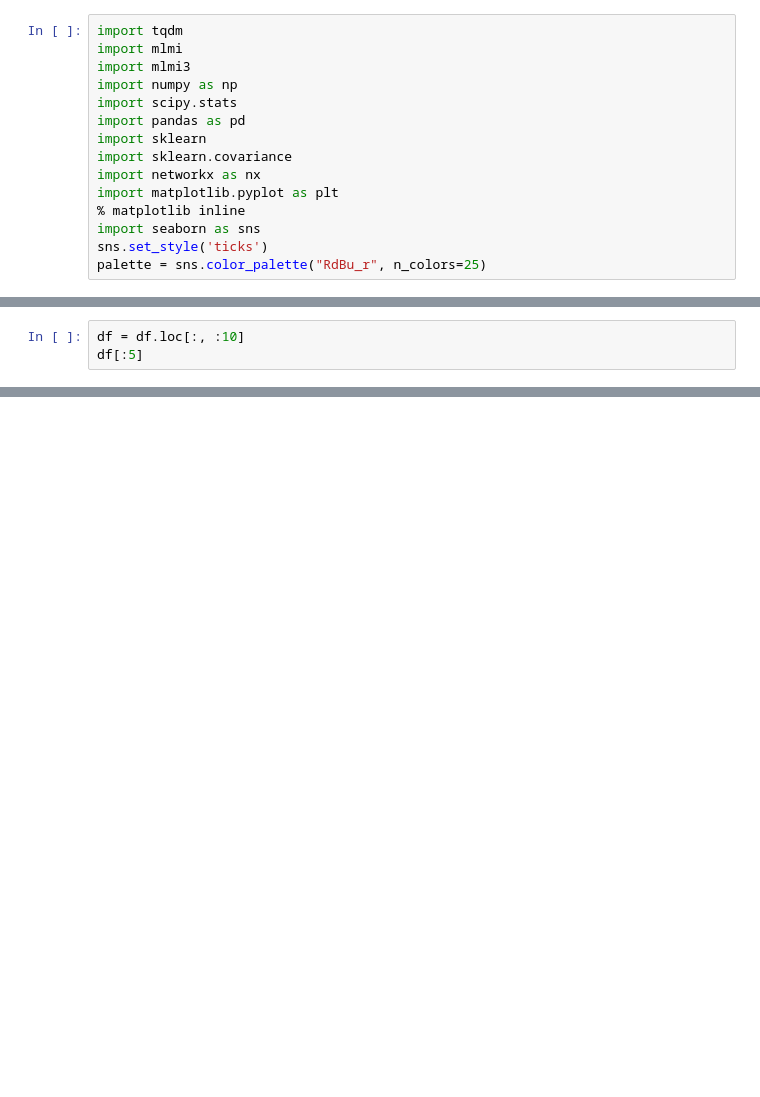
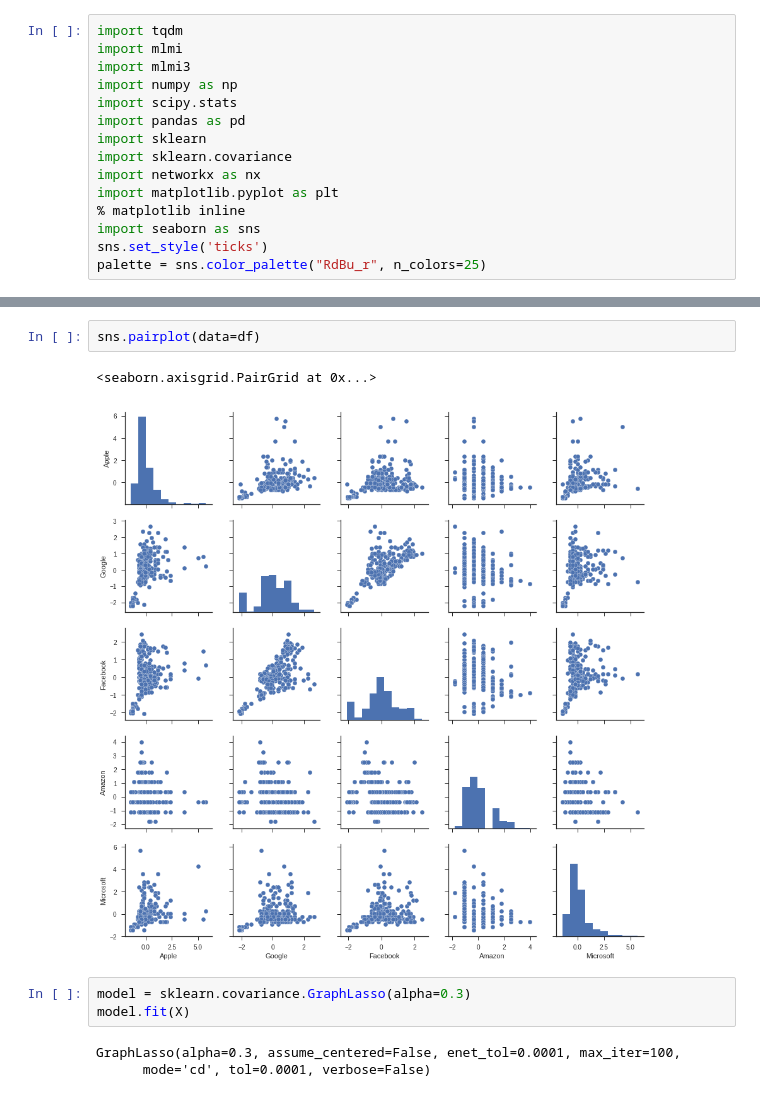
Before and after one commit to y-takashina/density_ratio, a Jupyter notebook: cmi-real-data.ipynb, the cells around one changed output, grey strips where cells are left out. Cells and saved outputs as stored; diff of their text form; blank space fills up the shorter version.

```diff
--- a/cmi-real-data.ipynb
+++ b/cmi-real-data.ipynb
@@ -35,3 +30,0 @@ Number of records:  527 -> 380
-# %%
-df = df.loc[:, :10]
-df[:5]
@@ -44,0 +31,11 @@ df[:5]
+# %%
+sns.pairplot(data=df)
+# %% [output]
+<seaborn.axisgrid.PairGrid at 0x...>
+[figure, added]
+# %%
+model = sklearn.covariance.GraphLasso(alpha=0.3)
+model.fit(X)
+# %% [output]
+GraphLasso(alpha=0.3, assume_centered=False, enet_tol=0.0001, max_iter=100,
+      mode='cd', tol=0.0001, verbose=False)
```
Also changed, not shown: parts of 15 cells of this notebook.
